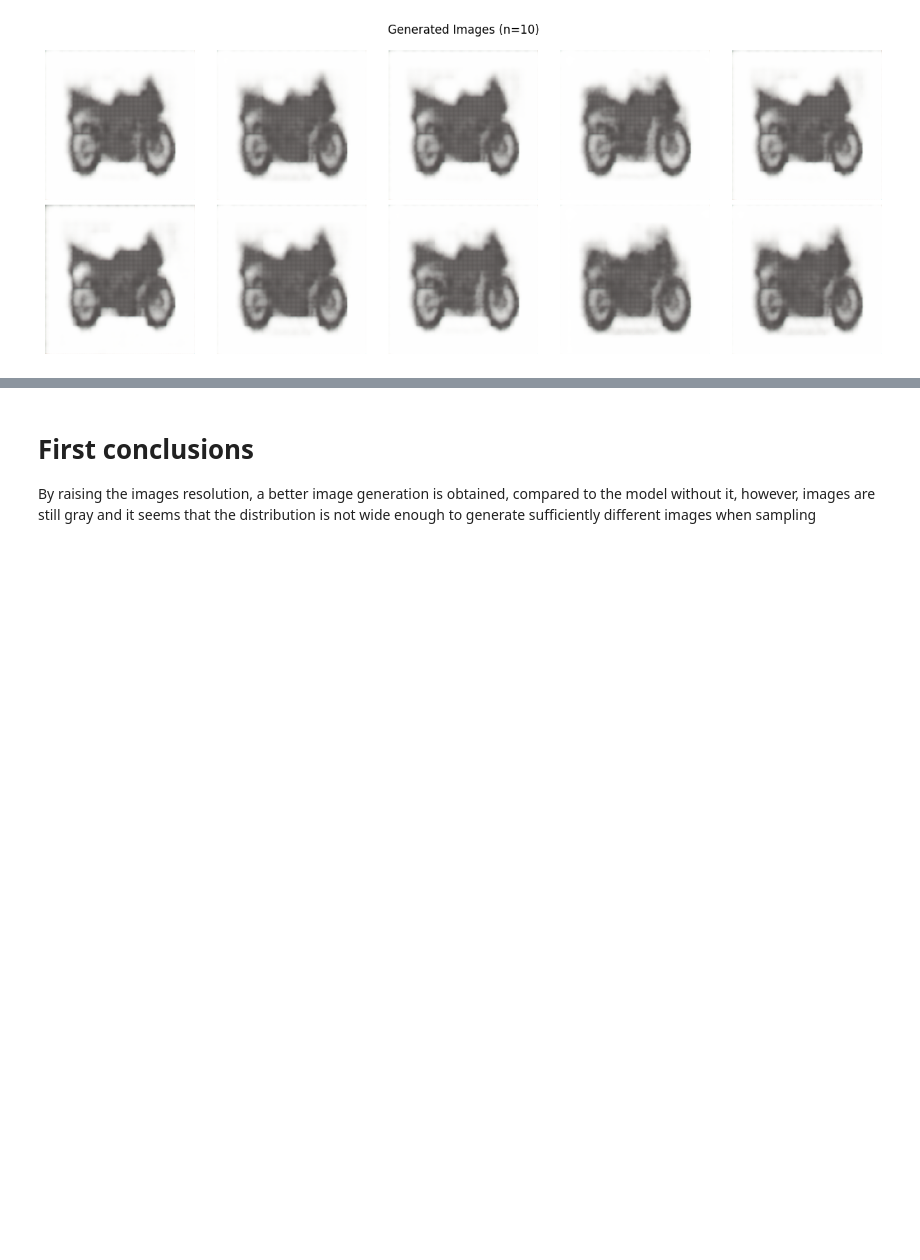
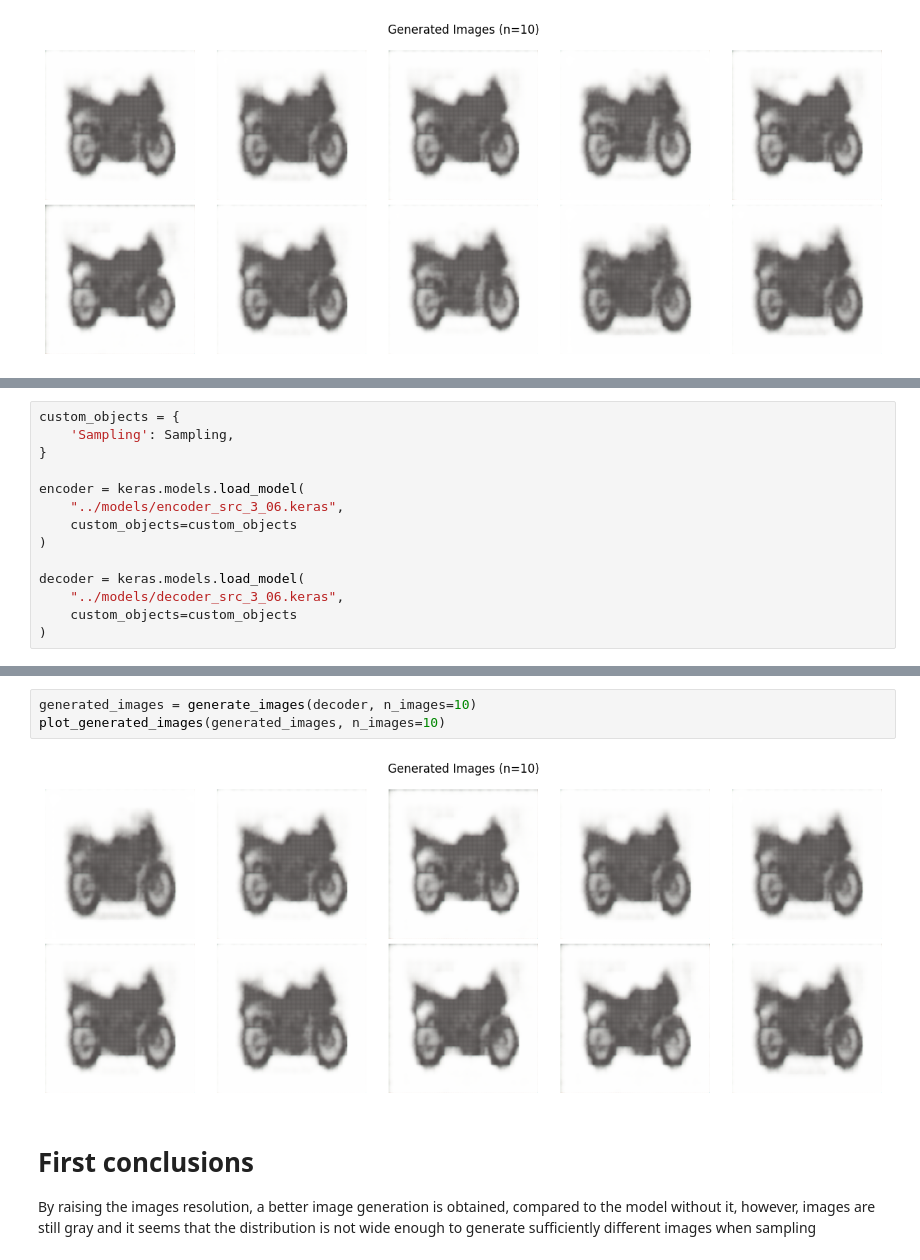
Before and after one commit to luisejdm/Proyecto1_Deep_Learning, a Jupyter notebook: notebooks/3.06-src-exploring_tato_vae.ipynb, the cells around one changed output, grey strips where cells are left out. Drawn from its saved outputs; the diff is of its cells as text; blank space fills up the shorter version.

Commit message:
Saving models

```diff
--- a/notebooks/3.06-src-exploring_tato_vae.ipynb
+++ b/notebooks/3.06-src-exploring_tato_vae.ipynb
@@ -400,0 +394,14 @@ plot_generated_images(generated_images, n_images=10)
+# %%
+custom_objects = {
+    'Sampling': Sampling,
+}
+
+encoder = keras.models.load_model(
+    "../models/encoder_src_3_06.keras",
+    custom_objects=custom_objects
+)
+
+decoder = keras.models.load_model(
+    "../models/decoder_src_3_06.keras",
+    custom_objects=custom_objects
+)
@@ -401,3 +425,8 @@ plot_generated_images(generated_images, n_images=10)
+# %%
+generated_images = generate_images(decoder, n_images=10)
+plot_generated_images(generated_images, n_images=10)
+# %% [output]
+[figure, added]
 # %% [markdown]
 # First conclusions
 
```
Also changed, not shown: parts of 6 cells of this notebook, 2 other files.
